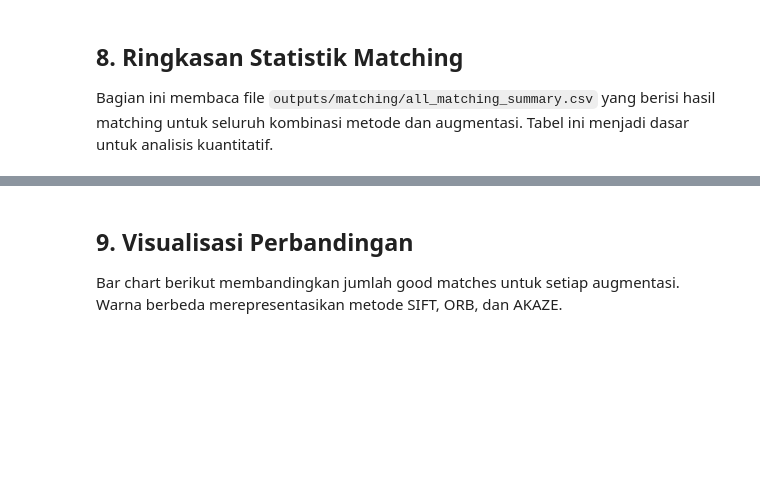
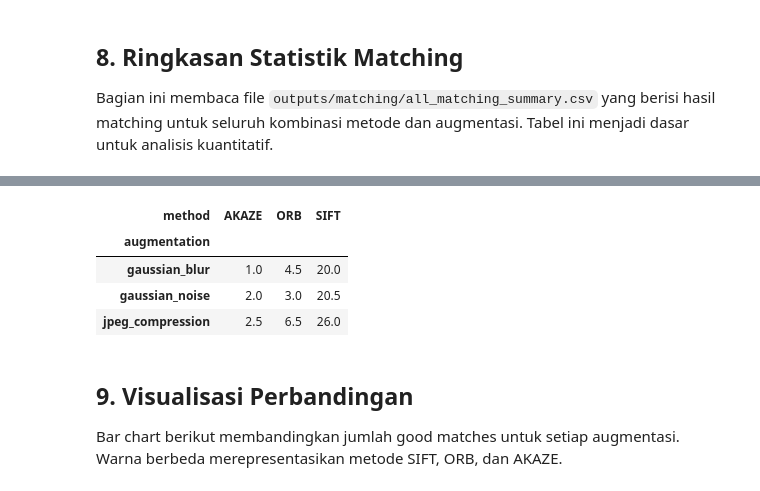
Before and after one commit to Gokongggggggg/Comp_pision, a Jupyter notebook: notebooks/04_matching_analysis.ipynb, the cells around one changed output, grey strips where cells are left out. Drawn from its saved outputs; the diff is of its cells as text; code cells hidden in the pictures; blank space fills up the shorter version.

```diff
--- a/notebooks/04_matching_analysis.ipynb
+++ b/notebooks/04_matching_analysis.ipynb
@@ -290,11 +345,19 @@ summary_df
 # %%
-good_matches_table = summary_df.pivot(
+good_matches_table = summary_df.pivot_table(
     index="augmentation",
     columns="method",
     values="good_matches",
+    aggfunc="mean",
 )
+good_matches_table = good_matches_table.round(2)
 
 good_matches_table
+# %% [output]
+| method | AKAZE | ORB | SIFT |
+| augmentation |  |  |  |
+| gaussian_blur | 1.0 | 4.5 | 20.0 |
+| gaussian_noise | 2.0 | 3.0 | 20.5 |
+| jpeg_compression | 2.5 | 6.5 | 26.0 |
 # %% [markdown]
 ## 9. Visualisasi Perbandingan
 
```
Also changed, not shown: parts of 8 cells of this notebook, 7 other files.
